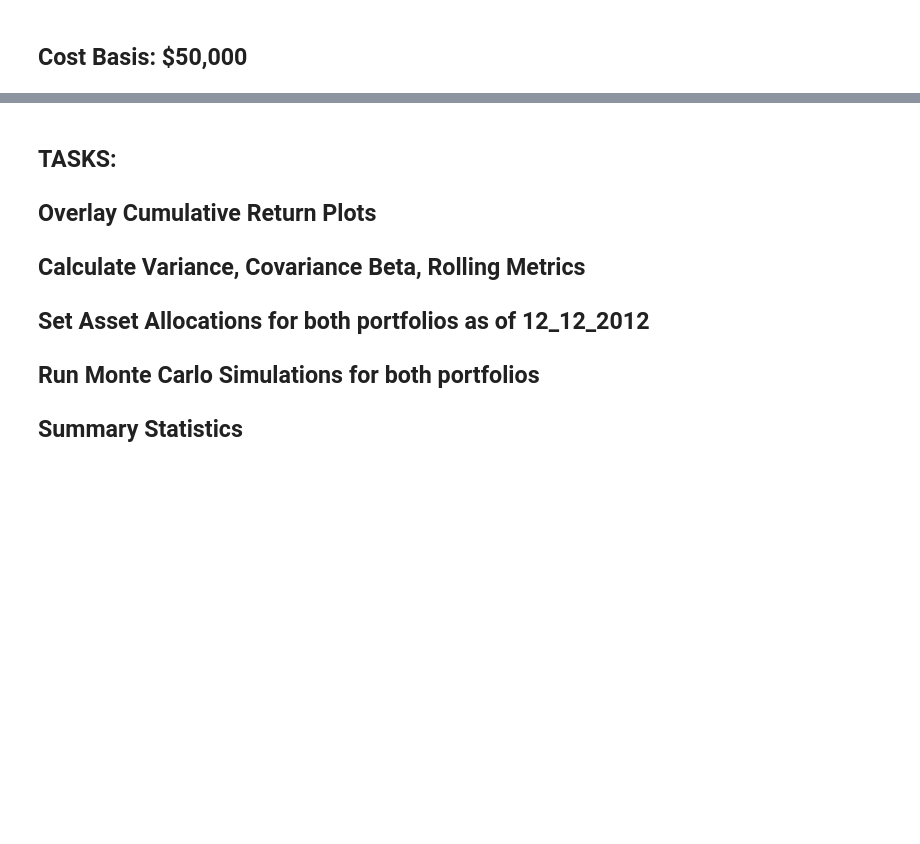
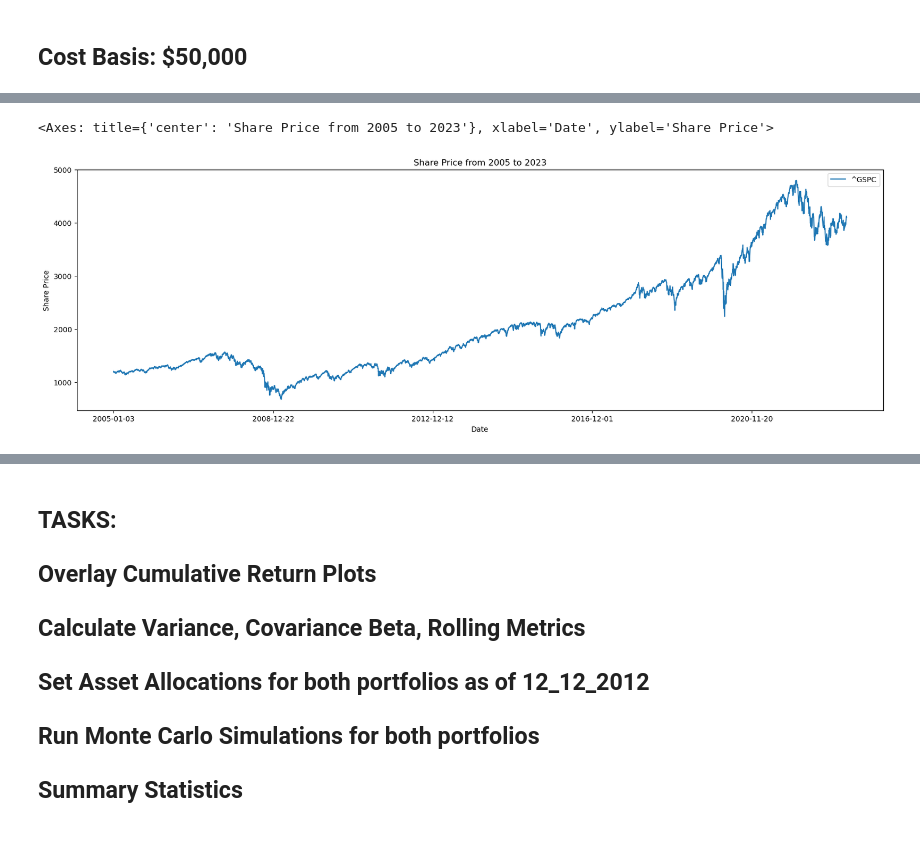
Before and after one commit to reiccv/Project_1_Portfolio_Analysis, a Jupyter notebook: Portfolio_Analysis_Tech_vs_Consumer.ipynb, the cells around one changed output, grey strips where cells are left out. Drawn from its saved outputs; the diff is of its cells as text; code cells hidden in the pictures; blank space fills up the shorter version.

```diff
--- a/Portfolio_Analysis_Tech_vs_Consumer.ipynb
+++ b/Portfolio_Analysis_Tech_vs_Consumer.ipynb
@@ -70,0 +68,3 @@ consumer_stocks.head()
+# %%
+sp_500 = all_stocks.loc[:, ['^GSPC']]
+sp_500.head()
@@ -80,4 +88,9 @@ consumer_stocks.plot(figsize=(20,6), title='Share Price from 2005 to 2023', lege
 [figure]
+# %%
+sp_500.plot(figsize=(20,6), title='Share Price from 2005 to 2023', legend=True, ylabel= "Share Price")
+# %% [output]
+<Axes: title={'center': 'Share Price from 2005 to 2023'}, xlabel='Date', ylabel='Share Price'>
+[figure, added]
 # %%
 print(tech_stocks.head())
 daily_returns_tech_stocks = tech_stocks.pct_change()
```
Also changed, not shown: parts of 13 cells of this notebook.
